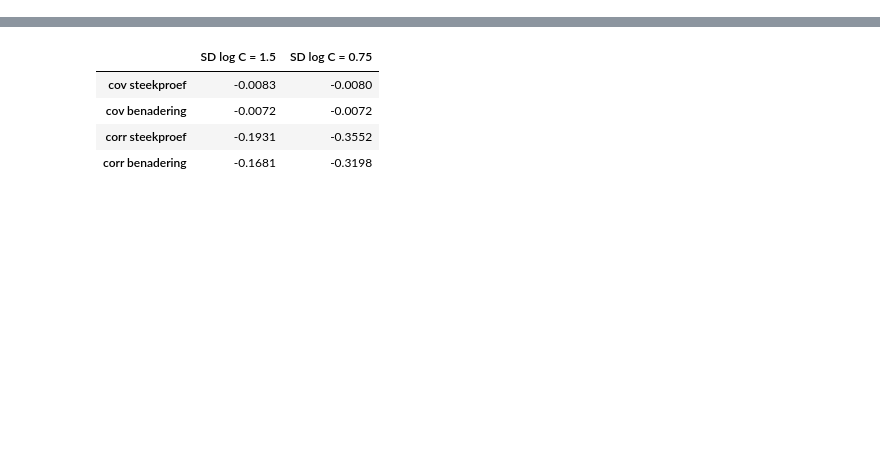
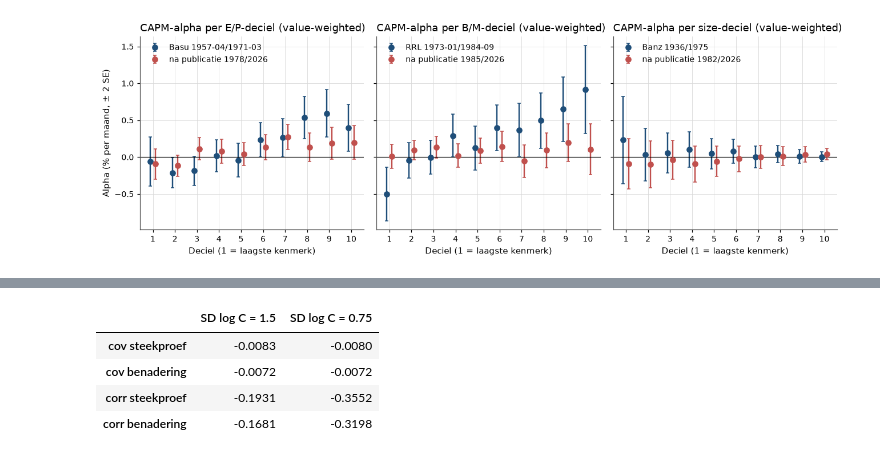
Before and after one commit to MaartenN14/history-asset-pricing, a Jupyter notebook: lectures/03_16_vroege_anomalieen.ipynb, the cells around one changed output, grey strips where cells are left out. Cells and saved outputs as stored; diff of their text form; code cells hidden in the pictures; blank space fills up the shorter version.

```diff
--- a/lectures/03_16_vroege_anomalieen.ipynb
+++ b/lectures/03_16_vroege_anomalieen.ipynb
@@ -1149,0 +816,27 @@ door $\SD(k)\,\SD(\log \mathrm{ME})$ geeft de correlatie.
+# %%
+def capm_row(series):
+    """CAPM alpha, t, beta, mean and SE of one excess or long-short return series (% per month)."""
+    series = series.dropna()
+    alpha, t = alpha_t(series.to_numpy(), mkt_excess.loc[series.index].to_numpy())
+    beta = np.polyfit(mkt_excess.loc[series.index], series, 1)[0]
+    return {"alpha (% p.m.)": 100 * alpha, "t(alpha)": t, "bèta": beta,
+            "gem. (% p.m.)": 100 * series.mean(),
+            "SE gem.": 100 * series.std() / np.sqrt(len(series)), "maanden": len(series)}
+
+
+periods = {
+    "E/P": {"Basu 1957-04/1971-03": ("1957-04", "1971-03"), "na publicatie 1978/2026": ("1978-01", "2026-07"),
+            "volledig 1951/2026": ("1951-07", "2026-07")},
+    "B/M": {"RRL 1973-01/1984-09": ("1973-01", "1984-09"), "na publicatie 1985/2026": ("1985-01", "2026-07"),
+            "volledig 1926/2026": ("1926-07", "2026-07")},
+    "size": {"Banz 1936/1975": ("1936-01", "1975-12"), "na publicatie 1982/2026": ("1982-01", "2026-07"),
+             "volledig 1926/2026": ("1926-07", "2026-07")},
+}
+rows = {}
+for sort, spans in periods.items():
+    for label, (a, b) in spans.items():
+        for w in ("VW", "EW"):
+            rows[(sort, label, w)] = capm_row(long_short(sort, w).loc[a:b])
+ls_table = pd.DataFrame(rows).T
+ls_table.index.names = ["sortering", "periode", "weging"]
+ls_table.round(3)
@@ -1149,0 +893,20 @@ door $\SD(k)\,\SD(\log \mathrm{ME})$ geeft de correlatie.
+# %%
+decile_periods = {"E/P": list(periods["E/P"].items())[:2], "B/M": list(periods["B/M"].items())[:2],
+                  "size": list(periods["size"].items())[:2]}
+fig, axes = plt.subplots(1, 3, figsize=(12, 4.0), sharey=True)
+for ax, (sort, spans) in zip(axes, decile_periods.items()):
+    for (label, (a, b)), color, shift in zip(spans, hap.plotting.COLORS, (-0.12, 0.12)):
+        table = pd.DataFrame({d: capm_row(panels[(sort, "VW")][d].loc[a:b]) for d in deciles}).T
+        se_alpha = table["alpha (% p.m.)"] / table["t(alpha)"]
+        ax.errorbar(np.arange(1, 11) + shift, table["alpha (% p.m.)"], yerr=2 * se_alpha,
+                    fmt="o", capsize=2, color=color, label=label)
+    ax.axhline(0, color="black", lw=0.8)
+    ax.set_title(f"CAPM-alpha per {sort}-deciel (value-weighted)")
+    ax.set_xlabel("Deciel (1 = laagste kenmerk)")
+    ax.set_xticks(range(1, 11))
+    ax.legend(loc="upper left")
+axes[0].set_ylabel("Alpha (% per maand, ± 2 SE)")
+fig.tight_layout()
+plt.show()
+# %% [output]
+[figure, added]
```
Also changed, not shown: parts of 58 cells of this notebook, 4 other files.
